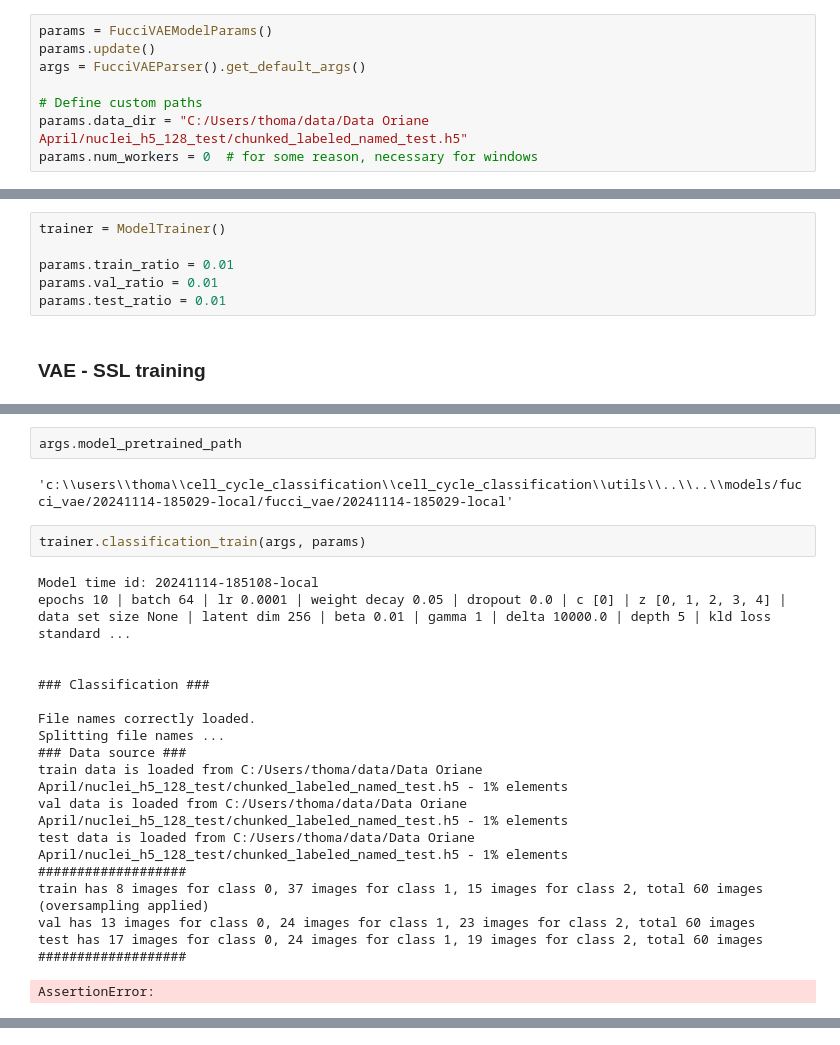
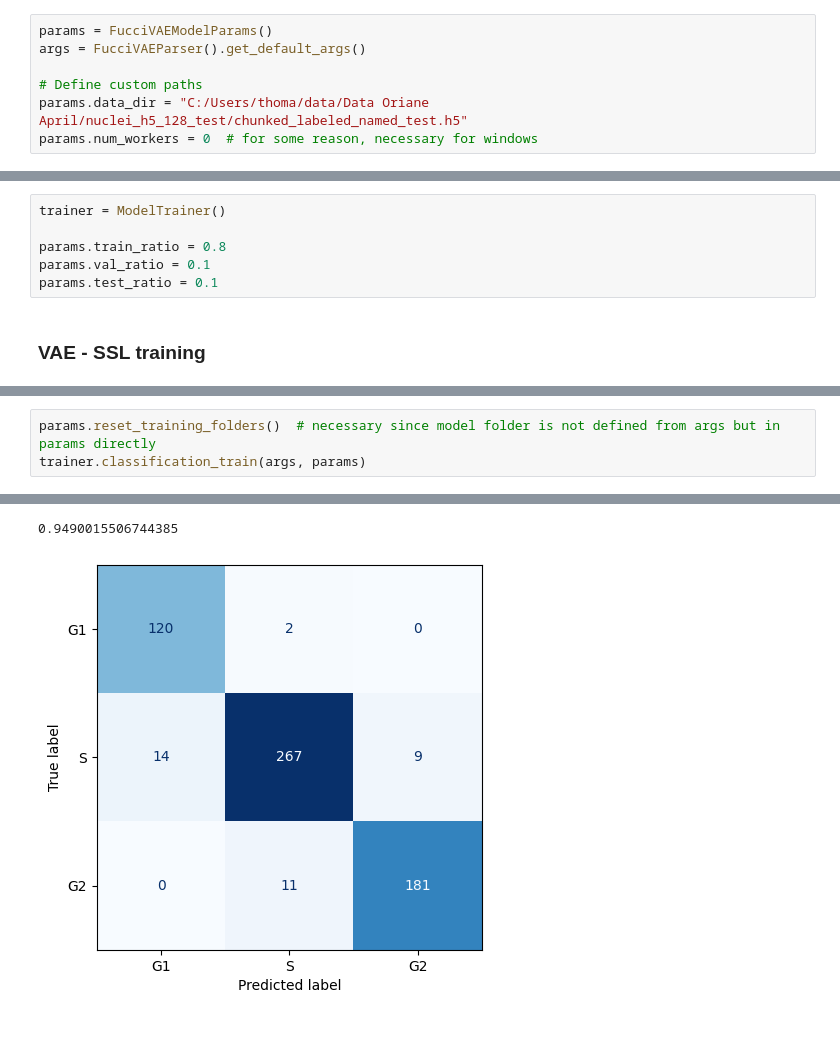
Before and after one commit to 15bonte/cell_cycle_classification, a Jupyter notebook: notebooks/train.ipynb, the cells around one changed output, grey strips where cells are left out. Drawn from its saved outputs; the diff is of its cells as text.

Commit message:
Working training notebook

```diff
--- a/notebooks/train.ipynb
+++ b/notebooks/train.ipynb
@@ -8,7 +8,6 @@ from cell_cycle_classification.utils.parser import FucciVAEParser
 ### Define parameters
 # %%
 params = FucciVAEModelParams()
-params.update()
 args = FucciVAEParser().get_default_args()
 
 # Define custom paths
@@ -22,9 +18,9 @@ epochs 10 | batch 32 | lr 0.0001 | weight decay 0.05 | dropout 0.0 | c [0] | z [
 # %%
 trainer = ModelTrainer()
 
-params.train_ratio = 0.01
-params.val_ratio = 0.01
-params.test_ratio = 0.01
+params.train_ratio = 0.8
+params.val_ratio = 0.1
+params.test_ratio = 0.1
 # %% [markdown]
 ### VAE - SSL training
 # %%
@@ -90,25 +84,4 @@ Eval loss: 3191.9922
-# %%
-args.model_pretrained_path
-# %% [output]
-'c:\\users\\thoma\\cell_cycle_classification\\cell_cycle_classification\\utils\\..\\..\\models/fucci_vae/20241114-185029-local/fucci_vae/20241114-185029-local'
-# %%
-trainer.classification_train(args, params)
-# %% [output]
-Model time id: 20241114-185108-local
-epochs 10 | batch 64 | lr 0.0001 | weight decay 0.05 | dropout 0.0 | c [0] | z [0, 1, 2, 3, 4] | data set size None | latent dim 256 | beta 0.01 | gamma 1 | delta 10000.0 | depth 5 | kld loss standard ...
-
-
-### Classification ###
-
-File names correctly loaded.
-Splitting file names ...
-### Data source ###
-train data is loaded from C:/Users/thoma/data/Data Oriane April/nuclei_h5_128_test/chunked_labeled_named_test.h5 - 1% elements
-val data is loaded from C:/Users/thoma/data/Data Oriane April/nuclei_h5_128_test/chunked_labeled_named_test.h5 - 1% elements
-test data is loaded from C:/Users/thoma/data/Data Oriane April/nuclei_h5_128_test/chunked_labeled_named_test.h5 - 1% elements
-###################
-train has 8 images for class 0, 37 images for class 1, 15 images for class 2, total 60 images (oversampling applied)
-val has 13 images for class 0, 24 images for class 1, 23 images for class 2, total 60 images
-test has 17 images for class 0, 24 images for class 1, 19 images for class 2, total 60 images
-###################
-AssertionError:
+# %%
+params.reset_training_folders()  # necessary since model folder is not defined from args but in params directly
+trainer.classification_train(args, params)
+# %% [output]
@@ -114,0 +105,2 @@ AssertionError:
+0.9490015506744385
+[figure, added]
```
Also changed, not shown: parts of 3 cells of this notebook.
